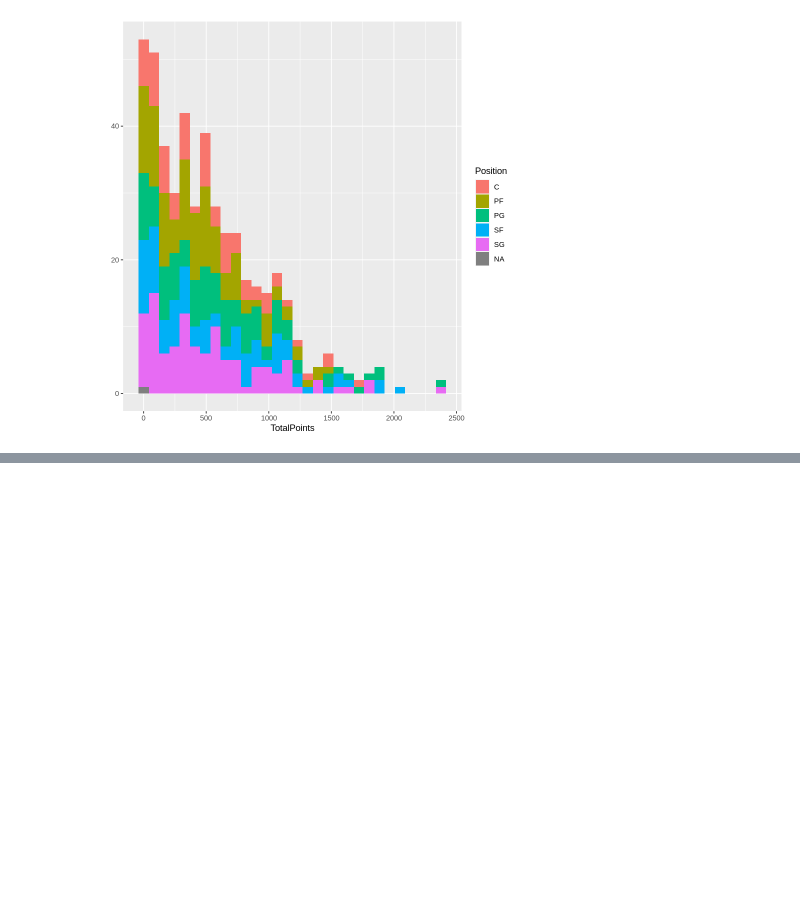
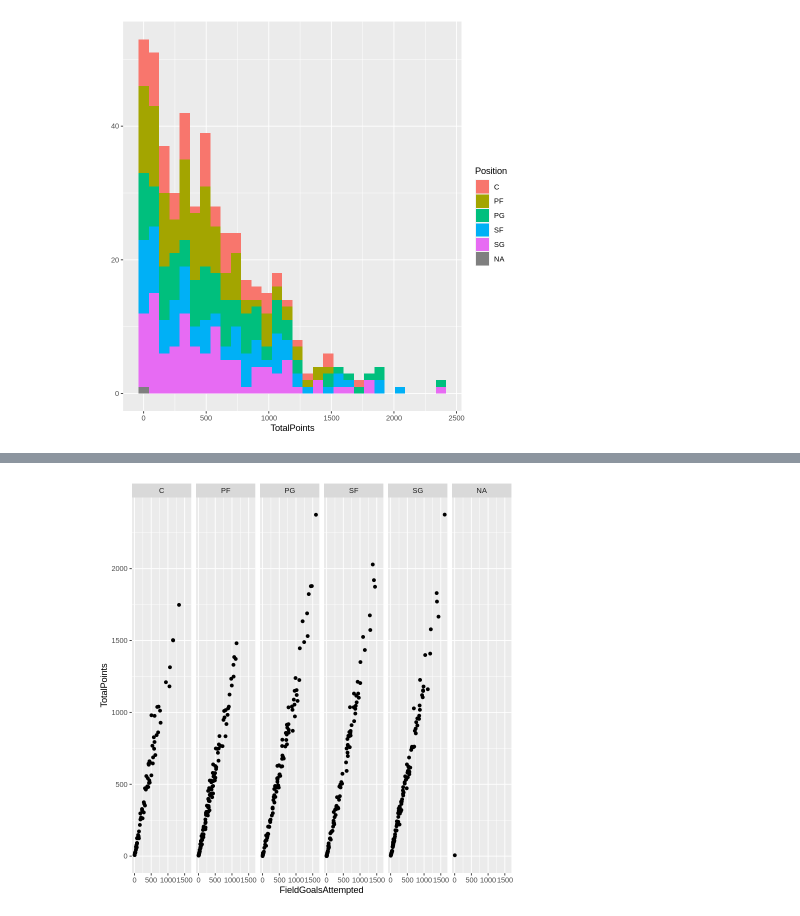
Before and after one commit to chenyanhui0924/bigdata, a Jupyter notebook: 1022.ipynb, the cells around one changed output, grey strips where cells are left out. Cells and saved outputs as stored; diff of their text form; code cells hidden in the pictures; blank space fills up the shorter version.

```diff
--- a/1022.ipynb
+++ b/1022.ipynb
@@ -62,0 +74,6 @@ qplot(TotalPoints, data=NBA1516, fill=Position)
+# %%
+qplot(FieldGoalsAttempted , TotalPoints,
+    data = NBA1516,
+    facets = . ~ Position) #橫向
+# %% [output]
+[figure, added]
```
Also changed, not shown: parts of 6 cells of this notebook.
